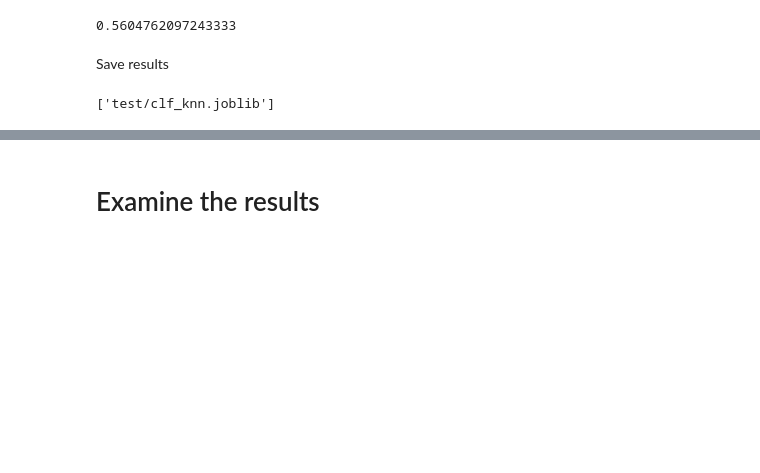
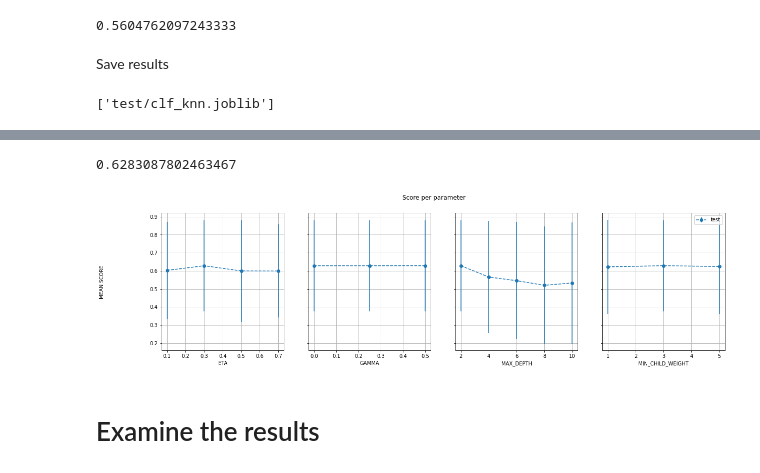
Before and after one commit to mikrzol/ML_bacteriophage_host_predicting, a Jupyter notebook: hyperparameter_tuning.ipynb, the cells around one changed output, grey strips where cells are left out. Cells and saved outputs as stored; diff of their text form; code cells hidden in the pictures; blank space fills up the shorter version.

Commit message:
add xgboost

```diff
--- a/hyperparameter_tuning.ipynb
+++ b/hyperparameter_tuning.ipynb
@@ -7,7 +9,7 @@ import matplotlib.pyplot as plt
 # %%
-df = pd.read_csv('test/dfs&results/df_all_small.tsv', sep='\t')
+df = pd.read_pickle('main_df.pkl')
 learning_df = pd.read_csv('test/dfs&results/learning_df.tsv', sep='\t')
-X_learning = learning_df.drop(['virus', 'host', 'group', 'group_code', 'y'], axis=1).to_numpy()
+X_learning = learning_df.drop(['virus', 'host', 'group', 'group_code', 'y'], axis=1)
 y_learning = learning_df['y'].to_numpy()
 groups = learning_df['group_code'].to_numpy()
 # %%
@@ -451,0 +360,14 @@ dump(clf_knn, 'test/dfs&results/clf_knn.joblib')
+# %%
+from sklearn.model_selection import LeaveOneGroupOut, cross_validate
+from sklearn.pipeline import Pipeline
+from xgboost import XGBClassifier
+from sklearn.model_selection import GridSearchCV
+
+xgb = XGBClassifier()
+logo = LeaveOneGroupOut()
+params = {
+    'eta': [0.1, 0.3, 0.5, 0.7],
+    'gamma': [0, 0.25, 0.5],
+    'max_depth': [2, 4, 6, 8, 10],
+    'min_child_weight': [1, 3, 5]
+}
@@ -451,0 +376,3 @@ dump(clf_knn, 'test/dfs&results/clf_knn.joblib')
+# %%
+clf_xgb = GridSearchCV(xgb, params, cv=logo, n_jobs=-1, scoring='f1', verbose=10)
+clf_xgb.fit(X_learning, y_learning, groups=groups)
@@ -452,3 +416,11 @@ dump(clf_knn, 'test/dfs&results/clf_knn.joblib')
+# %%
+clf_xgb.best_score_
+# %% [output]
+0.6283087802463467
+# %%
+mf.plot_all_gridsearch_results(clf_xgb)
+# %% [output]
+[figure, added]
 # %% [markdown]
 # Examine the results
 # %%
```
Also changed, not shown: parts of 16 cells of this notebook, 1 other file.
